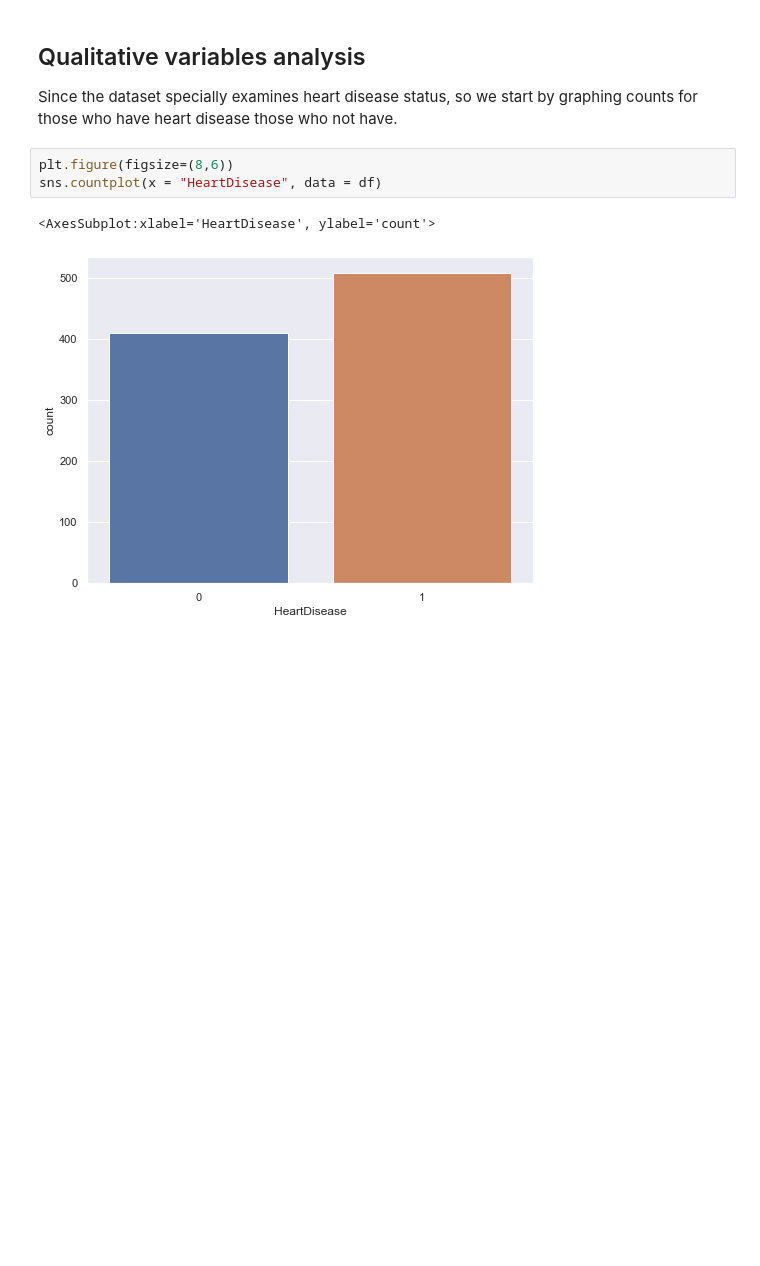
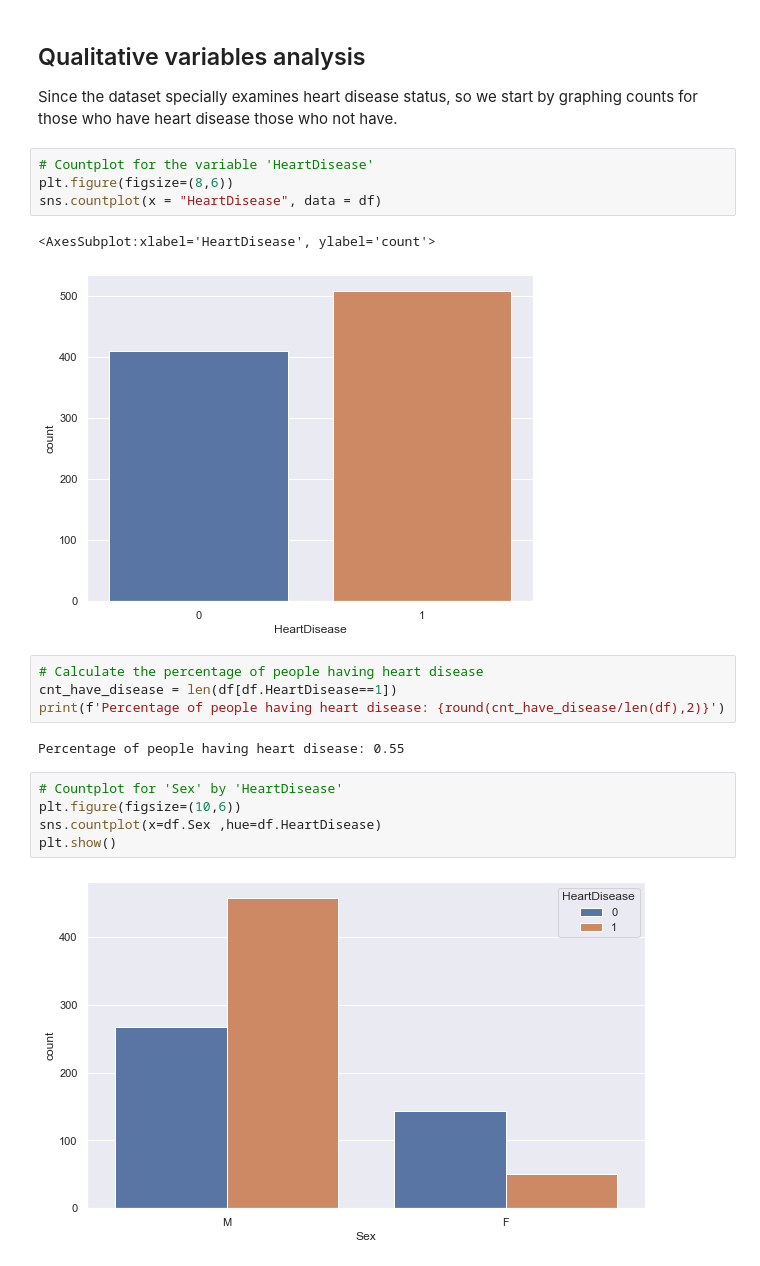
Before and after one commit to YulinLi98/INDE_577_Repo, a Jupyter notebook: EDA.ipynb, the cells around one changed output. Saved outputs shown, nothing was run; the diff lists cells and outputs as text; blank space fills up the shorter version.

```diff
--- a/EDA.ipynb
+++ b/EDA.ipynb
@@ -71,8 +69,22 @@ There is no missing value.
 
 Since the dataset specially examines heart disease status, so we start by graphing counts for those who have heart disease those who not have.
 # %%
+# Countplot for the variable 'HeartDisease'
 plt.figure(figsize=(8,6))
 sns.countplot(x = "HeartDisease", data = df)
 # %% [output]
 <AxesSubplot:xlabel='HeartDisease', ylabel='count'>
 [figure]
+# %%
+# Calculate the percentage of people having heart disease
+cnt_have_disease = len(df[df.HeartDisease==1])
+print(f'Percentage of people having heart disease: {round(cnt_have_disease/len(df),2)}')
+# %% [output]
+Percentage of people having heart disease: 0.55
+# %%
+# Countplot for 'Sex' by 'HeartDisease'
+plt.figure(figsize=(10,6))
+sns.countplot(x=df.Sex ,hue=df.HeartDisease)
+plt.show()
+# %% [output]
+[figure, added]
```
Also changed, not shown: parts of 24 cells of this notebook, 1 other file.
